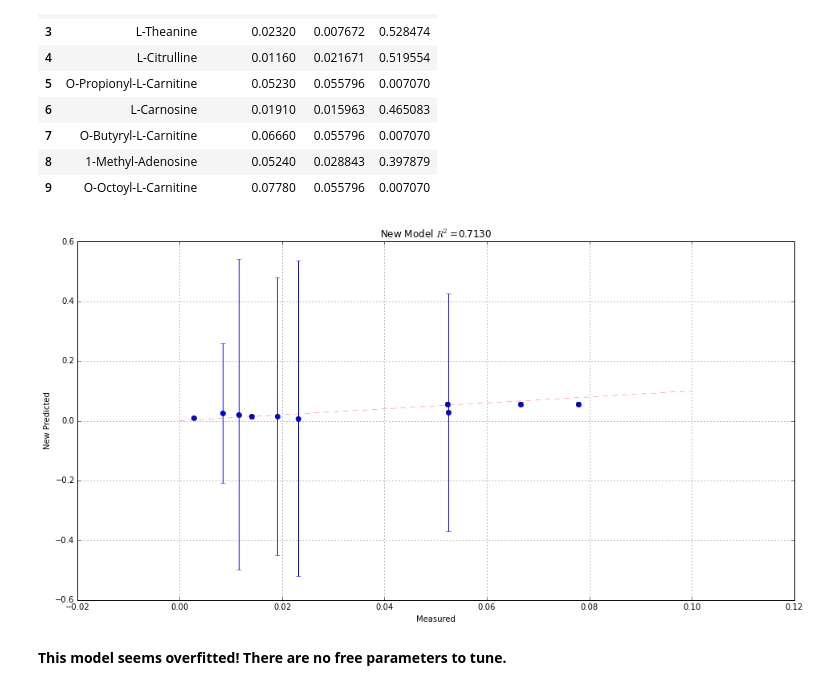
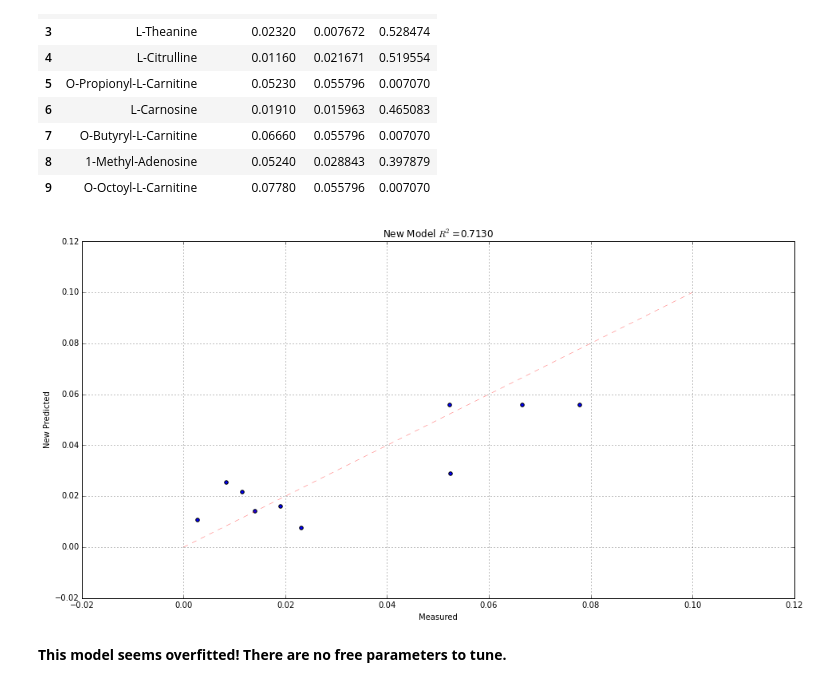
Before and after one commit to nikizh/msc-project, a Jupyter notebook: notebooks/GP_(Tanimoto).ipynb, the cells around one changed output. Cells and saved outputs as stored; diff of their text form; code cells hidden in the pictures.

```diff
--- a/notebooks/GP (Tanimoto).ipynb
+++ b/notebooks/GP_(Tanimoto).ipynb
@@ -49,8 +49,8 @@ for df, file_name in zip([df_train, df_TS3], ['train.sdf', 'test.sdf']):
     finally:
         w.close()
 # %%
-train_sdf_path = os.path.abspath('../data/train.sdf')
-test_sdf_path = os.path.abspath('../data/test.sdf')
+train_sdf_path = os.path.abspath('../data/_train.sdf')
+test_sdf_path = os.path.abspath('../data/_test.sdf')
 # %%
 # Import RChemCpp
 rchemcpp = importr("Rchemcpp")
@@ -117,20 +117,20 @@ df_results
 # %%
 y_true, y_pred_new = df_results['RRF_Measured'], df_results['Predicted']
 
 r2 = r2_score(y_true, y_pred_new)
 
 plt.clf()
 plt.xlabel('Measured')
 plt.ylabel('New Predicted')
 plt.scatter(y_true, y_pred_new)
-plt.errorbar(y_true, y_pred_new, yerr=s, fmt='o')
+#plt.errorbar(y_true, y_pred_new, yerr=s, fmt='o')
 plt.plot([0, 0.1], [0, 0.1], 'r--', linewidth=.3)
 plt.grid(True)
 plt.title('New Model $R^2$={:.4f}'.format(r2))
 
 plt.show()
 # %% [output]
-[figure, old version]
+[figure, new version]
 # %% [markdown]
 **This model seems overfitted! There are no free parameters to tune.**
 # %% [markdown]
```
Also changed, not shown: parts of 1 cell of this notebook, 13 other files.
